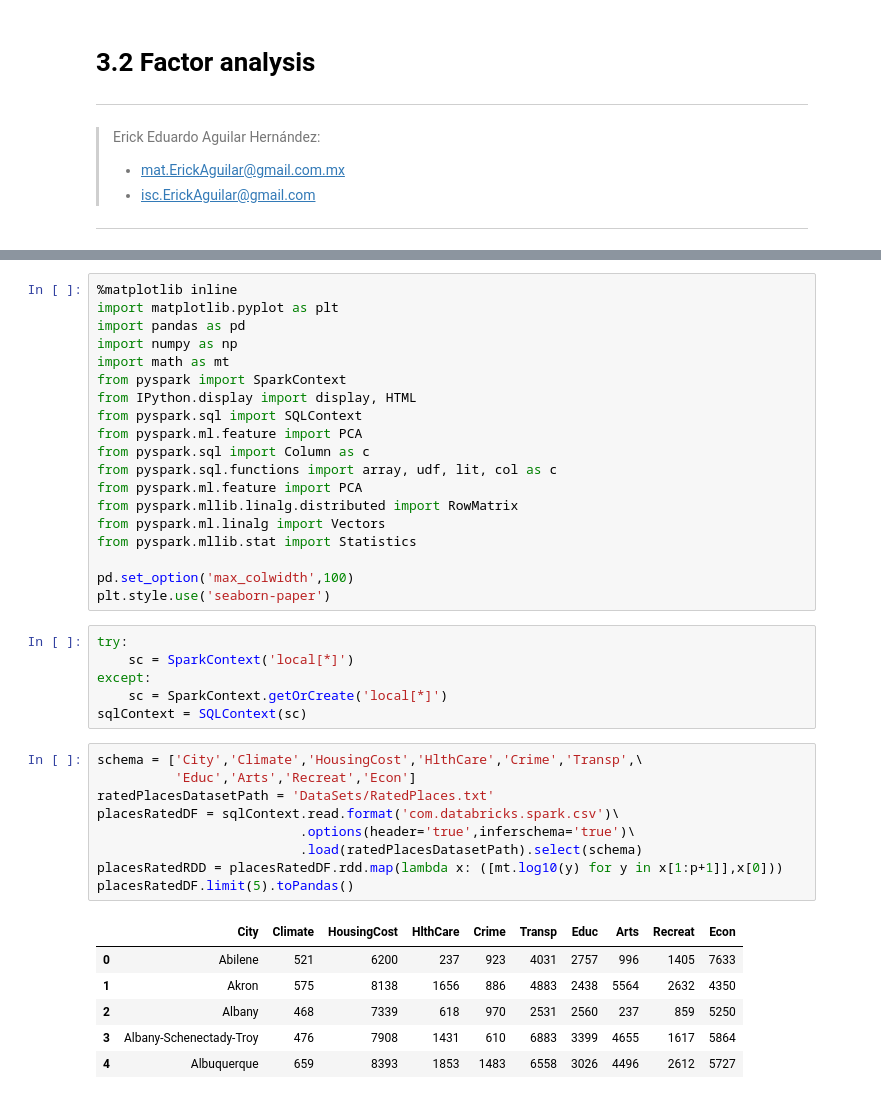
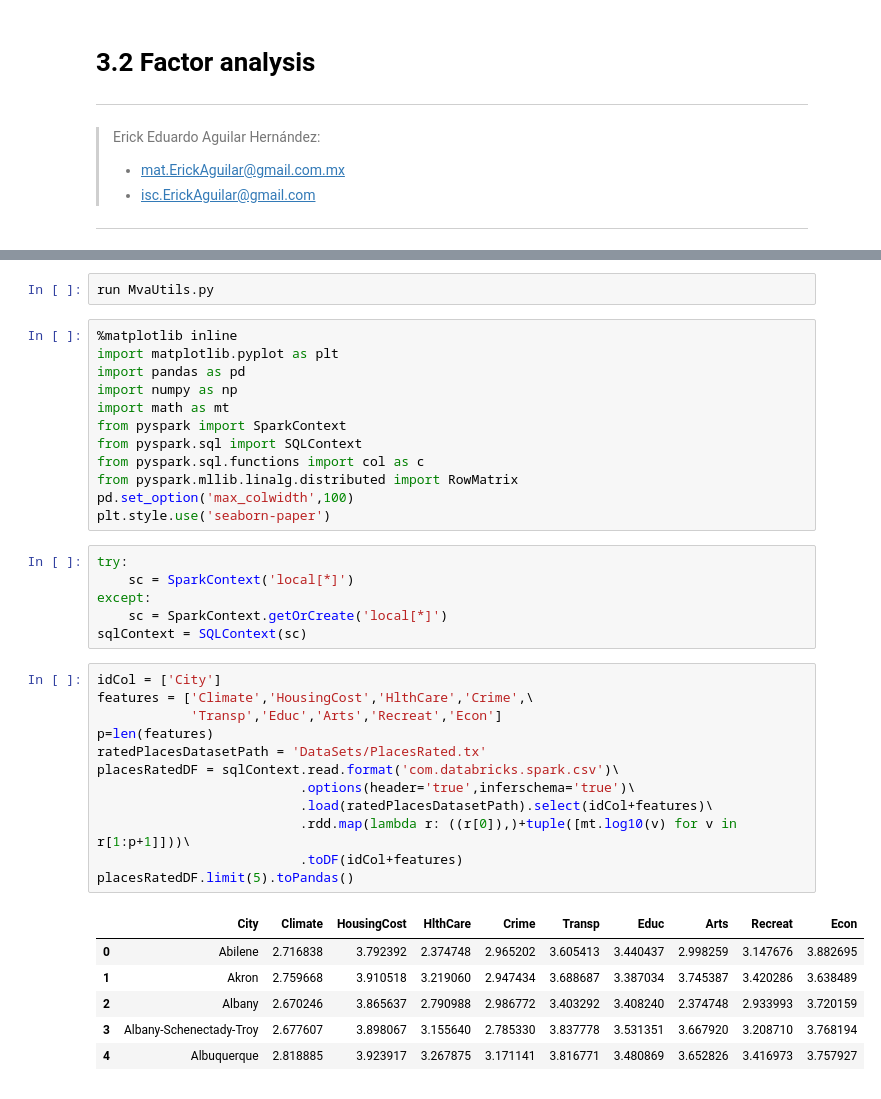
Before and after one commit to ErickEduardoAH/AnalisisMultivariado, a Jupyter notebook: 3.2 - Interdependence Spectral Analysis - factor analysis.ipynb, the cells around one changed output, grey strips where cells are left out. Cells and saved outputs as stored; diff of their text form.

```diff
--- a/3.2 - Interdependence Spectral Analysis - factor analysis.ipynb
+++ b/3.2 - Interdependence Spectral Analysis - factor analysis.ipynb
@@ -100,6 +100,8 @@ This in turn suggests that the specific variances, which are the diagonal elemen
 $$
 \psi_i = \sigma_i^2 - \sum_{k=1}^{m} \lambda_k \gamma_{ki}^2
 $$
+# %%
+run MvaUtils.py
 # %%
 %matplotlib inline
 import matplotlib.pyplot as plt
@@ -107,16 +109,9 @@ import pandas as pd
 import numpy as np
 import math as mt
 from pyspark import SparkContext
-from IPython.display import display, HTML
 from pyspark.sql import SQLContext
-from pyspark.ml.feature import PCA
-from pyspark.sql import Column as c
-from pyspark.sql.functions import array, udf, lit, col as c
-from pyspark.ml.feature import PCA
+from pyspark.sql.functions import col as c
 from pyspark.mllib.linalg.distributed import RowMatrix
-from pyspark.ml.linalg import Vectors
-from pyspark.mllib.stat import Statistics
-
 pd.set_option('max_colwidth',100)
 plt.style.use('seaborn-paper')
 # %%
@@ -126,18 +121,21 @@ except:
     sc = SparkContext.getOrCreate('local[*]')
 sqlContext = SQLContext(sc)
 # %%
-schema = ['City','Climate','HousingCost','HlthCare','Crime','Transp',\
-          'Educ','Arts','Recreat','Econ']
-ratedPlacesDatasetPath = 'DataSets/RatedPlaces.txt'
+idCol = ['City']
+features = ['Climate','HousingCost','HlthCare','Crime',\
+            'Transp','Educ','Arts','Recreat','Econ']
+p=len(features)
+ratedPlacesDatasetPath = 'DataSets/PlacesRated.tx'
 placesRatedDF = sqlContext.read.format('com.databricks.spark.csv')\
                           .options(header='true',inferschema='true')\
-                          .load(ratedPlacesDatasetPath).select(schema)
-placesRatedRDD = placesRatedDF.rdd.map(lambda x: ([mt.log10(y) for y in x[1:p+1]],x[0]))
+                          .load(ratedPlacesDatasetPath).select(idCol+features)\
+                          .rdd.map(lambda r: ((r[0]),)+tuple([mt.log10(v) for v in r[1:p+1]]))\
+                          .toDF(idCol+features)
 placesRatedDF.limit(5).toPandas()
 # %% [output]
 |  | City | Climate | HousingCost | HlthCare | Crime | Transp | Educ | Arts | Recreat | Econ |
-| 0 | Abilene | 521 | 6200 | 237 | 923 | 4031 | 2757 | 996 | 1405 | 7633 |
-| 1 | Akron | 575 | 8138 | 1656 | 886 | 4883 | 2438 | 5564 | 2632 | 4350 |
-| 2 | Albany | 468 | 7339 | 618 | 970 | 2531 | 2560 | 237 | 859 | 5250 |
-| 3 | Albany-Schenectady-Troy | 476 | 7908 | 1431 | 610 | 6883 | 3399 | 4655 | 1617 | 5864 |
-| 4 | Albuquerque | 659 | 8393 | 1853 | 1483 | 6558 | 3026 | 4496 | 2612 | 5727 |
+| 0 | Abilene | 2.716838 | 3.792392 | 2.374748 | 2.965202 | 3.605413 | 3.440437 | 2.998259 | 3.147676 | 3.882695 |
+| 1 | Akron | 2.759668 | 3.910518 | 3.219060 | 2.947434 | 3.688687 | 3.387034 | 3.745387 | 3.420286 | 3.638489 |
+| 2 | Albany | 2.670246 | 3.865637 | 2.790988 | 2.986772 | 3.403292 | 3.408240 | 2.374748 | 2.933993 | 3.720159 |
+| 3 | Albany-Schenectady-Troy | 2.677607 | 3.898067 | 3.155640 | 2.785330 | 3.837778 | 3.531351 | 3.667920 | 3.208710 | 3.768194 |
+| 4 | Albuquerque | 2.818885 | 3.923917 | 3.267875 | 3.171141 | 3.816771 | 3.480869 | 3.652826 | 3.416973 | 3.757927 |
```
Also changed, not shown: parts of 15 cells of this notebook.
